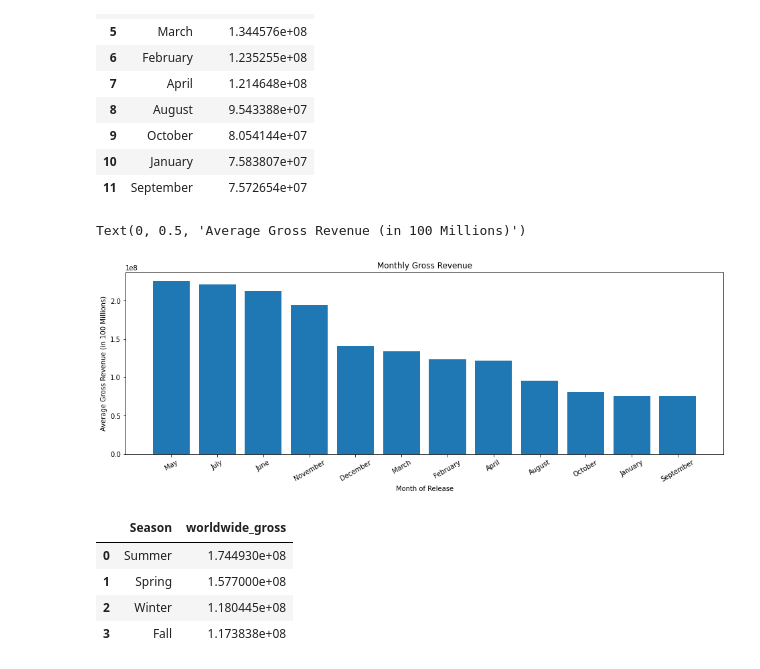
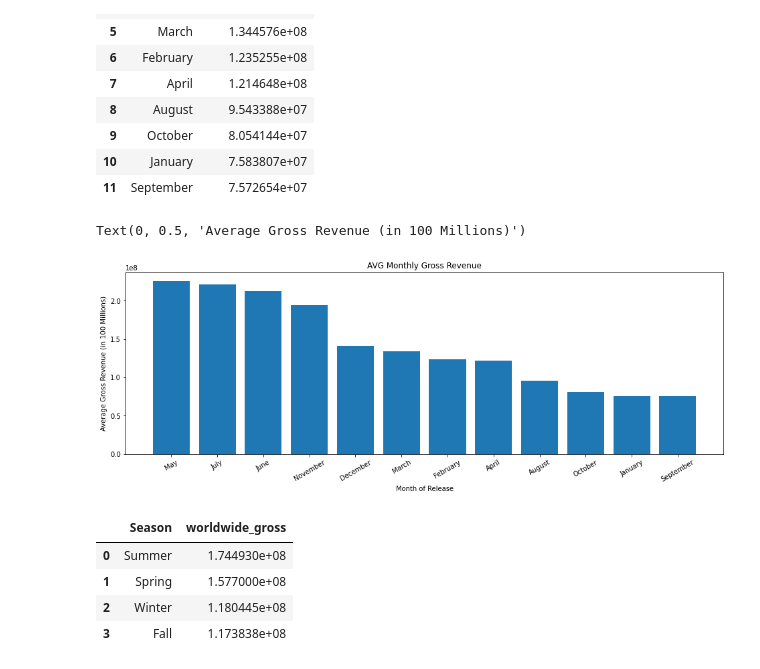
Before and after one commit to omunozsanchezdeloitte/Capstone---LPod-3, a Jupyter notebook: index.ipynb, the cells around one changed output. Drawn from its saved outputs; the diff is of its cells as text; code cells hidden in the pictures.

Commit message:
Fixed title of visualizations

```diff
--- a/index.ipynb
+++ b/index.ipynb
@@ -424,21 +424,21 @@ avrg_gross
 # %%
 #Plot for the avg montly gross worldwide
 
 fig = plt.subplots( figsize=(16, 5))
 
 months = avrg_gross['month']
 gross_profit = avrg_gross['worldwide_gross']
 # Plot data
 plt.bar(months, gross_profit)
 
 # Customize appearance
 plt.tick_params(axis="x", labelrotation=30)
-plt.title('Monthly Gross Revenue')
+plt.title('AVG Monthly Gross Revenue')
 plt.xlabel('Month of Release')
 plt.ylabel("Average Gross Revenue (in 100 Millions)")
 # %% [output]
 Text(0, 0.5, 'Average Gross Revenue (in 100 Millions)')
-[figure, old version]
+[figure, new version]
 # %%
 #We create a df to make an analysis by season
 seasons_gross = recent_movies.groupby('Season')[['worldwide_gross']].mean().sort_values(by='worldwide_gross', ascending=False)
```
Also changed, not shown: parts of 1 cell of this notebook.
